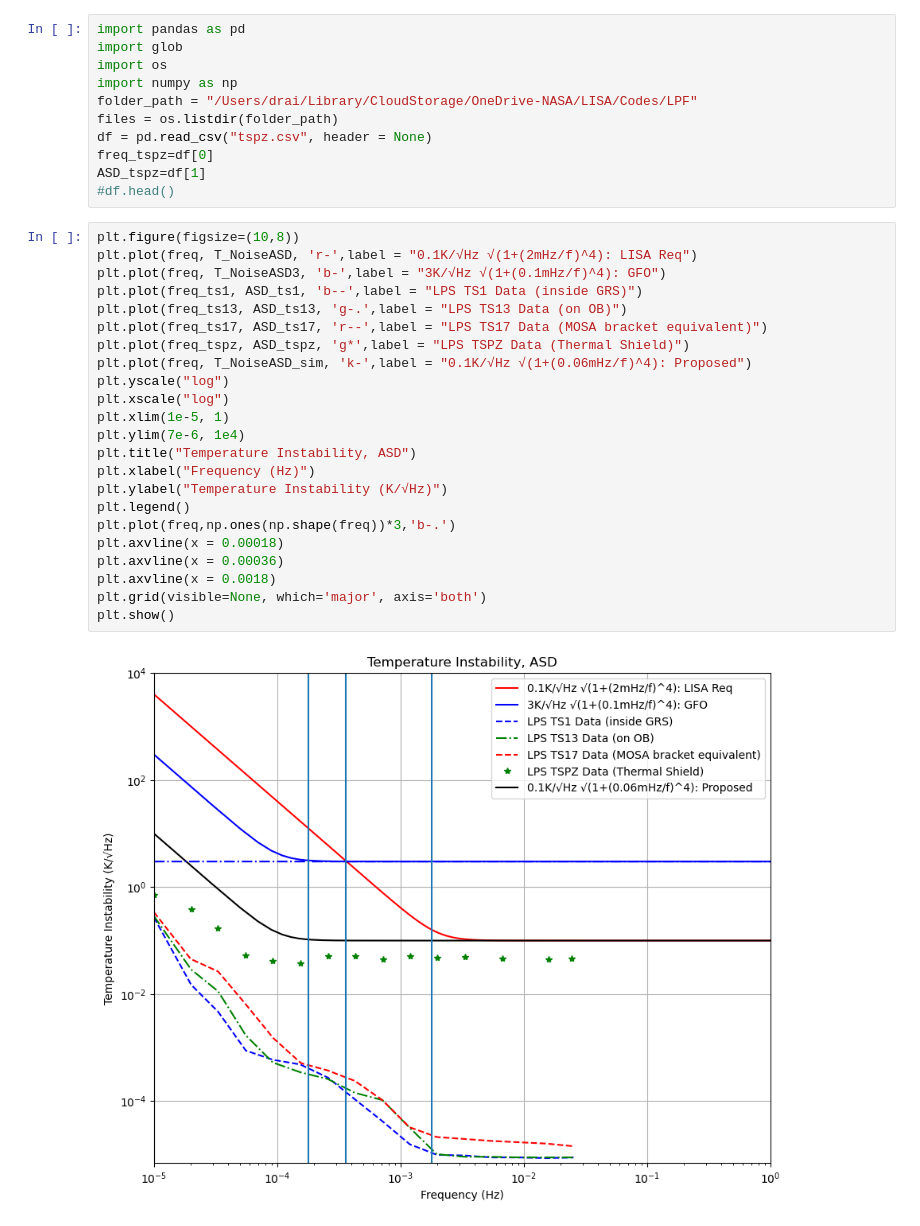
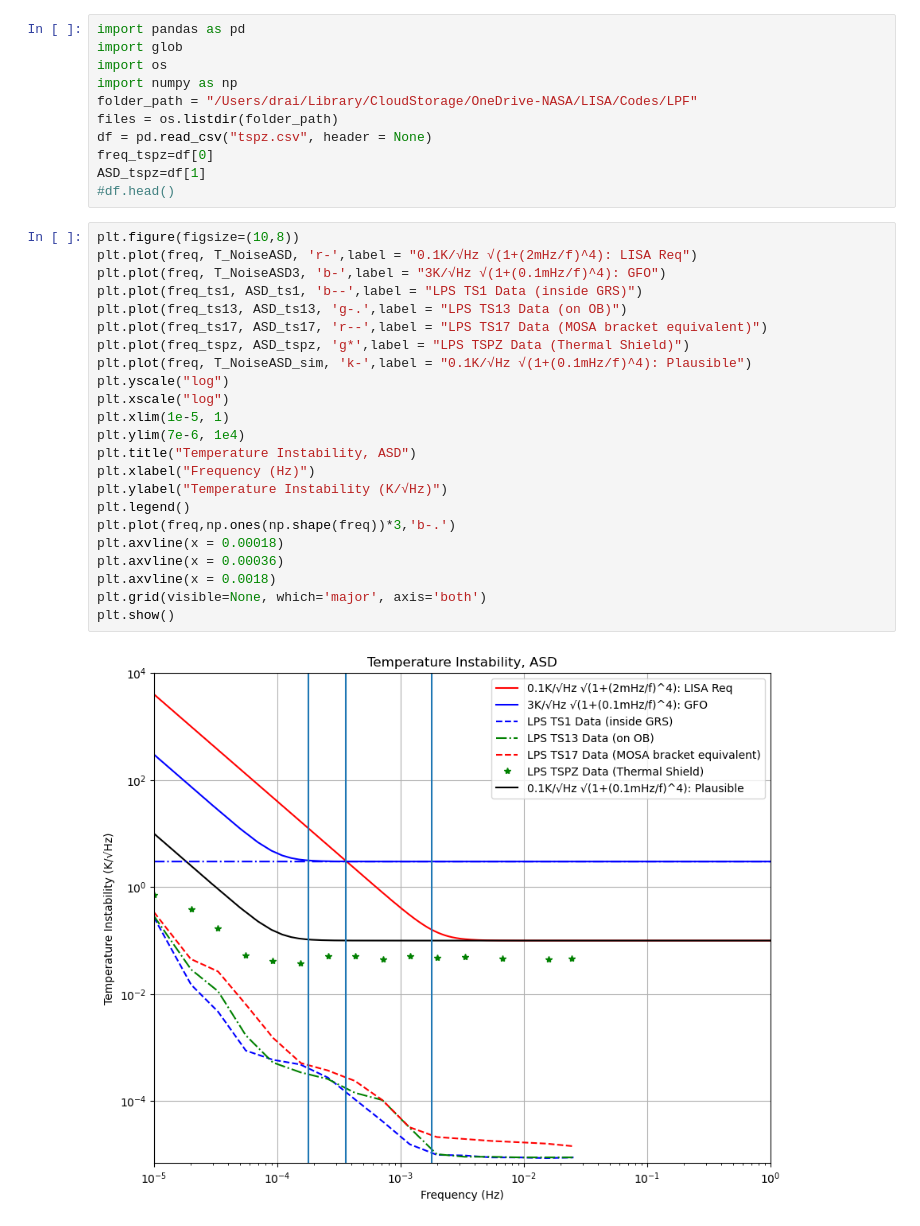
Before and after one commit to raidurgesh/TempStability, a Jupyter notebook: TempStabilityASD_gfo_lps.ipynb, the cells around one changed output. Cells and saved outputs as stored; diff of their text form.

```diff
--- a/TempStabilityASD_gfo_lps.ipynb
+++ b/TempStabilityASD_gfo_lps.ipynb
@@ -49,25 +49,25 @@ ASD_tspz=df[1]
 # %%
 plt.figure(figsize=(10,8))
 plt.plot(freq, T_NoiseASD, 'r-',label = "0.1K/√Hz √(1+(2mHz/f)^4): LISA Req")
 plt.plot(freq, T_NoiseASD3, 'b-',label = "3K/√Hz √(1+(0.1mHz/f)^4): GFO")
 plt.plot(freq_ts1, ASD_ts1, 'b--',label = "LPS TS1 Data (inside GRS)")
 plt.plot(freq_ts13, ASD_ts13, 'g-.',label = "LPS TS13 Data (on OB)")
 plt.plot(freq_ts17, ASD_ts17, 'r--',label = "LPS TS17 Data (MOSA bracket equivalent)")
 plt.plot(freq_tspz, ASD_tspz, 'g*',label = "LPS TSPZ Data (Thermal Shield)")
-plt.plot(freq, T_NoiseASD_sim, 'k-',label = "0.1K/√Hz √(1+(0.06mHz/f)^4): Proposed")
+plt.plot(freq, T_NoiseASD_sim, 'k-',label = "0.1K/√Hz √(1+(0.1mHz/f)^4): Plausible")
 plt.yscale("log")
 plt.xscale("log")
 plt.xlim(1e-5, 1)
 plt.ylim(7e-6, 1e4)
 plt.title("Temperature Instability, ASD")
 plt.xlabel("Frequency (Hz)")
 plt.ylabel("Temperature Instability (K/√Hz)")
 plt.legend()
 plt.plot(freq,np.ones(np.shape(freq))*3,'b-.')
 plt.axvline(x = 0.00018)
 plt.axvline(x = 0.00036)
 plt.axvline(x = 0.0018)
 plt.grid(visible=None, which='major', axis='both')
 plt.show()
 # %% [output]
-[figure, old version]
+[figure, new version]
```
